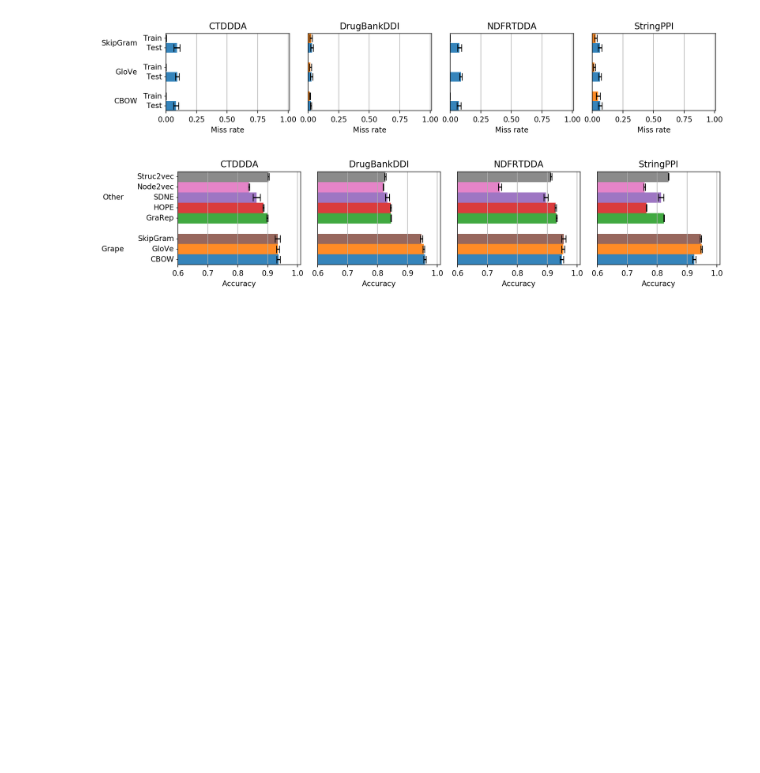
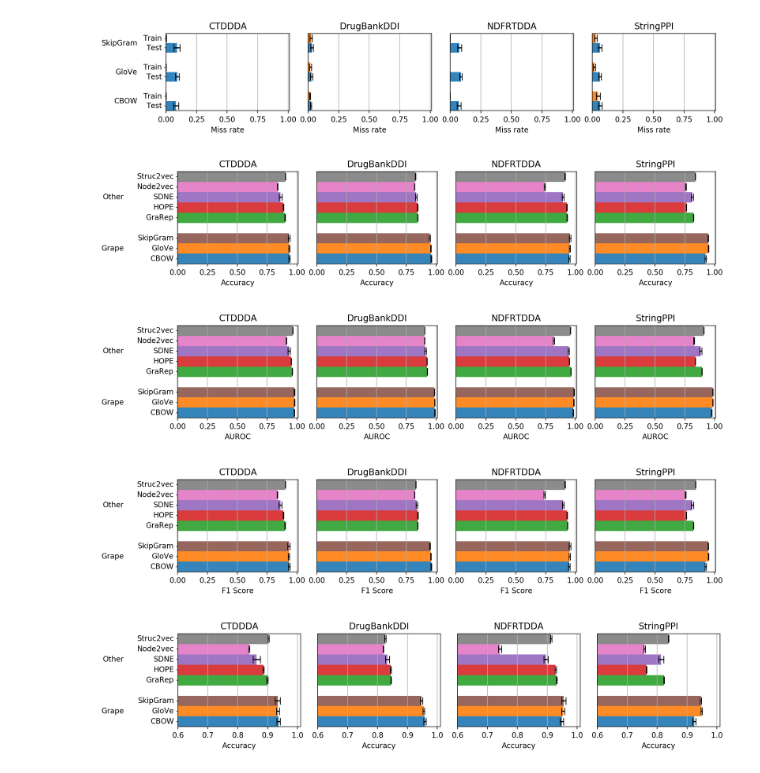
Before and after one commit to LucaCappelletti94/embiggen_experiments, a Jupyter notebook: yue_comparisons/Barplots.ipynb, the cells around one changed output. Cells and saved outputs as stored; diff of their text form; code cells hidden in the pictures; blank space fills up the shorter version.

Commit message:
Updated images and approximation experiment

```diff
--- a/yue_comparisons/Barplots.ipynb
+++ b/yue_comparisons/Barplots.ipynb
@@ -74,6 +74,21 @@ all_results = pd.DataFrame(pd.concat([
 # %%
 all_results = all_results.sort_index()
 all_results.to_csv("all_results.csv")
+# %%
+_ = barplots(
+    all_results,
+    height=3,
+    subplots=True,
+    path='comparison_barplots/{feature}.png',
+    orientation="horizontal",
+    use_multiprocessing=False,
+    show_legend=False,
+    unique_minor_labels=True
+)
+# %% [output]
+[figure, added]
+[figure, added]
+[figure, added]
 # %%
 _ = barplots(
     all_results,
```
Also changed, not shown: parts of 1 cell of this notebook, 7 other files.
